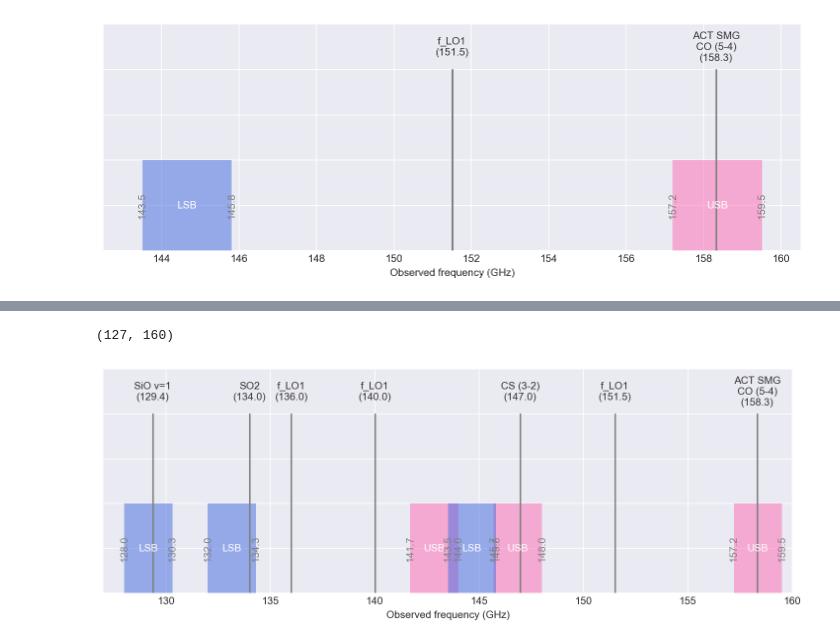
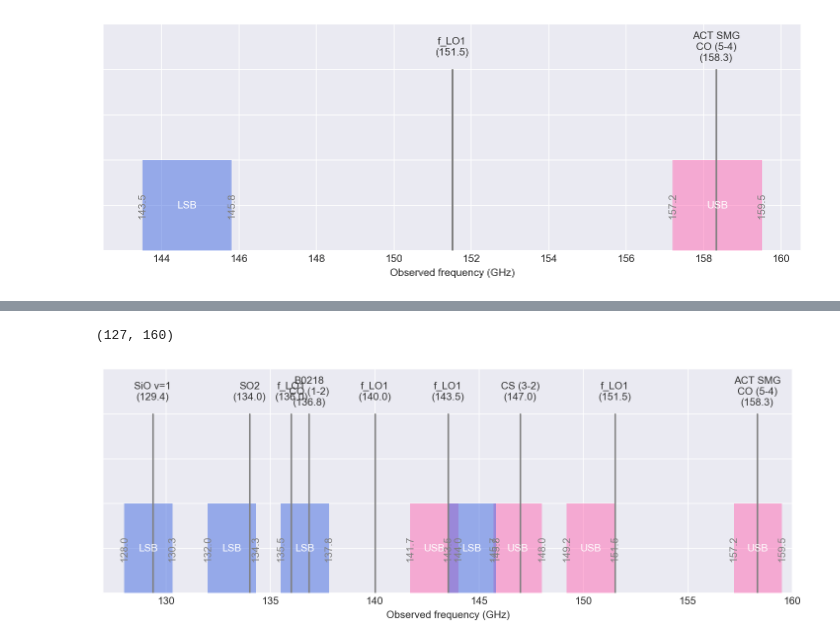
Before and after one commit to b4r-dev/notebooks, a Jupyter notebook: observing-frequency-calculator.ipynb, the cells around one changed output, grey strips where cells are left out. Cells and saved outputs as stored; diff of their text form; code cells hidden in the pictures.

```diff
--- a/observing-frequency-calculator.ipynb
+++ b/observing-frequency-calculator.ipynb
@@ -8,6 +8,8 @@ import matplotlib.pyplot as plt
 # %%
 plt.style.use('seaborn-darkgrid')
 plt.style.use('seaborn-muted')
+plt.rcParams['figure.figsize'] = 12, 4
+plt.rcParams['figure.dpi'] = 150
 # %% [markdown]
 ## Constants
 # %%
@@ -98,22 +120,27 @@ plot(f_LO1, f_LO2, lines=lines)
 # %%
 fig, ax = plt.subplots()
 
 f_LO1 = 140.0
 f_LO2 = 8.1
 lines = {'SO2': 134.00486000, 'CS (3-2)': 146.96902870}
 plot(f_LO1, f_LO2, lines=lines)
 
 f_LO1 = 136.0
 f_LO2 = 8.1
 lines = {'SiO v=1': 129.36324000}
 plot(f_LO1, f_LO2, lines=lines)
 
 f_LO1 = 151.5
 f_LO2 = 8.1
 lines = {'ACT SMG\nCO (5-4)': 158.321}
 plot(f_LO1, f_LO2, lines=lines)
 
+f_LO1 = 143.5
+f_LO2 = 8.1
+lines = {'B0218\nCO (1-2)': 136.85}
+plot(f_LO1, f_LO2, lines=lines)
+
 ax.set_xlim(127, 160)
 # %% [output]
 (127, 160)
-[figure, old version]
+[figure, new version]
```
Also changed, not shown: parts of 2 cells of this notebook.
